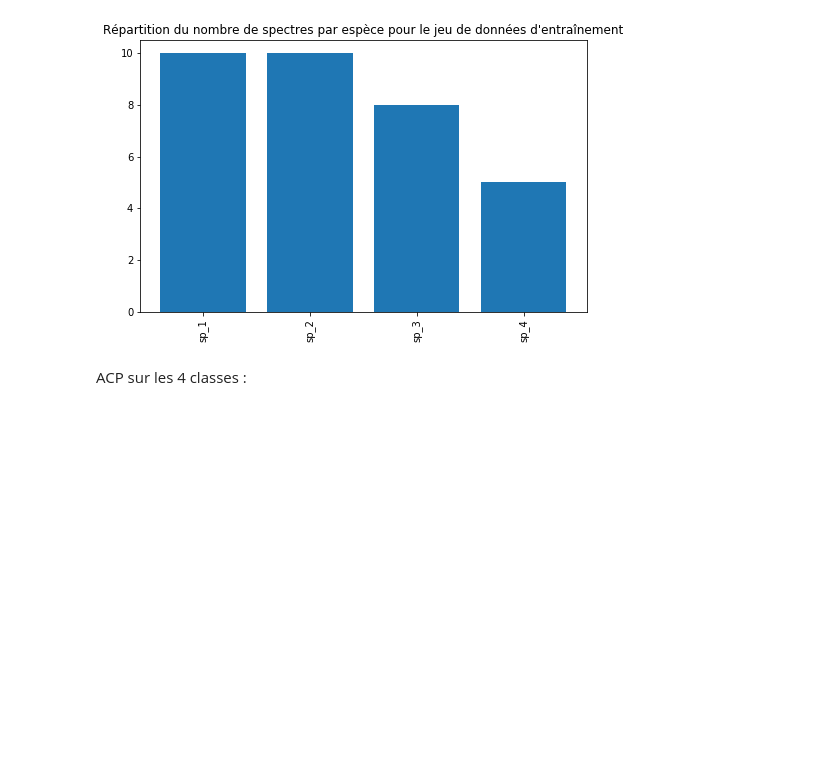
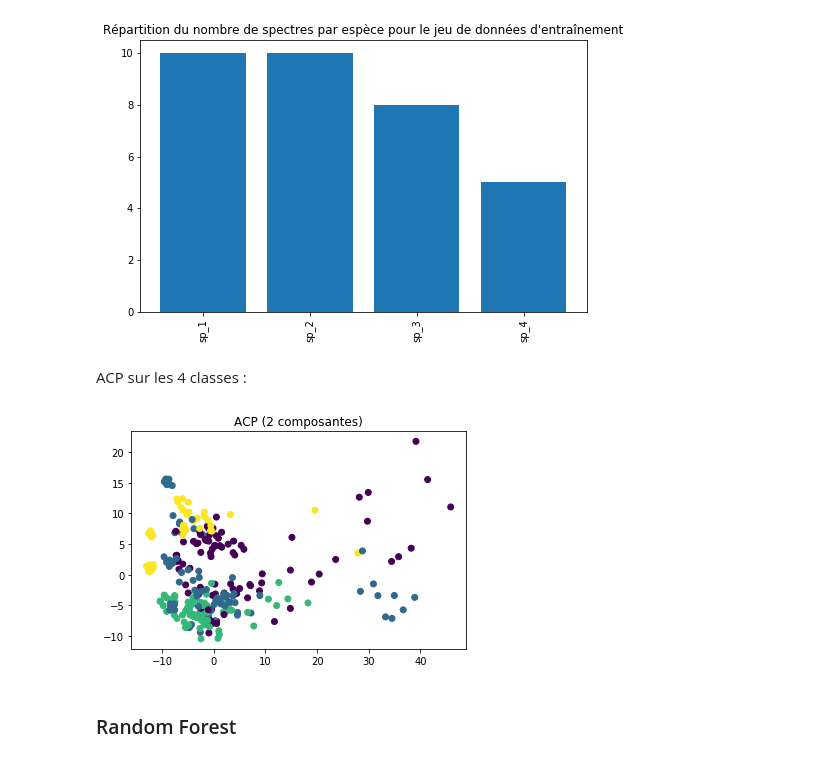
Before and after one commit to SoheilSalmani/data-challenge-data-mining, a Jupyter notebook: test.ipynb, the cells around one changed output. Drawn from its saved outputs; the diff is of its cells as text; code cells hidden in the pictures; blank space fills up the shorter version.

Commit message:
RandomForrest

```diff
--- a/test.ipynb
+++ b/test.ipynb
@@ -55,9 +55,9 @@ On ne prend pas en compte les souches et on essaie de prédire pour chaque spect
 # %%
 df = pd.concat([spectra_train, meta_train], axis=1)
 df = df.loc[df['species'].isin(["sp_1", "sp_2", "sp_3", "sp_4"])]
-X = df.drop(columns="strain")
+X = df.drop(columns=["strain","species"])
 y = df.loc[:, "species"]
-y_names = np.unique(y_train)
+y_names = np.unique(y)
 n = X.shape[0]
 p = X.shape[1]
 
@@ -77,3 +77,19 @@ plt.show()
 [figure]
 # %% [markdown]
 ACP sur les 4 classes :
+# %%
+from sklearn.preprocessing import StandardScaler
+from sklearn.decomposition import PCA
+
+scaler = StandardScaler()
+X_std = scaler.fit_transform(X)
+pca = PCA(n_components=2)
+X_comp = pca.fit_transform(X_std)
+
+plt.scatter(X_comp[:, 0], X_comp[:, 1], c=y)
+plt.title("ACP (2 composantes)")
+plt.show()
+# %% [output]
+[figure, added]
+# %% [markdown]
+### Random Forest
```
Also changed, not shown: parts of 6 cells of this notebook.
